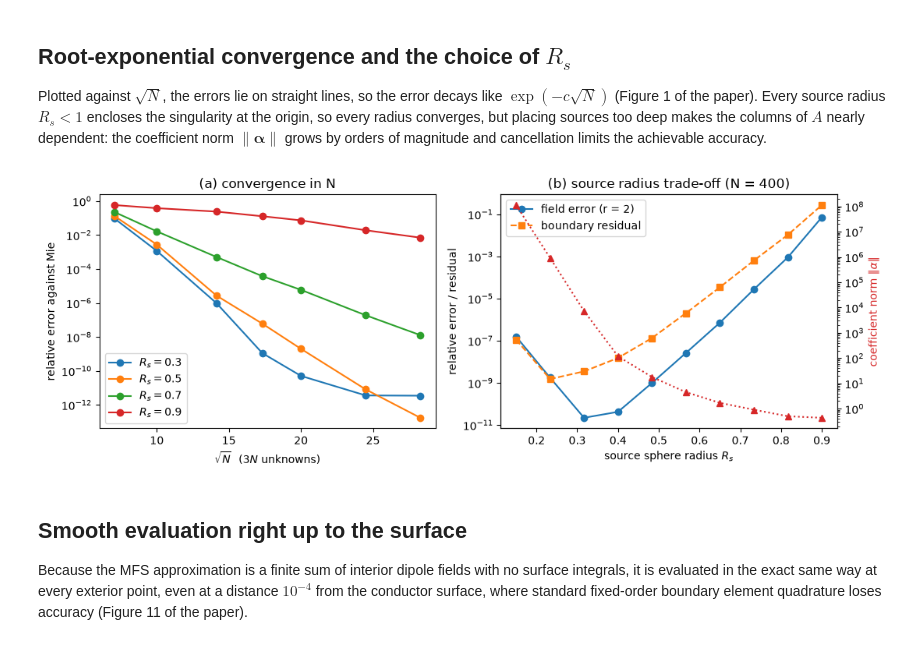
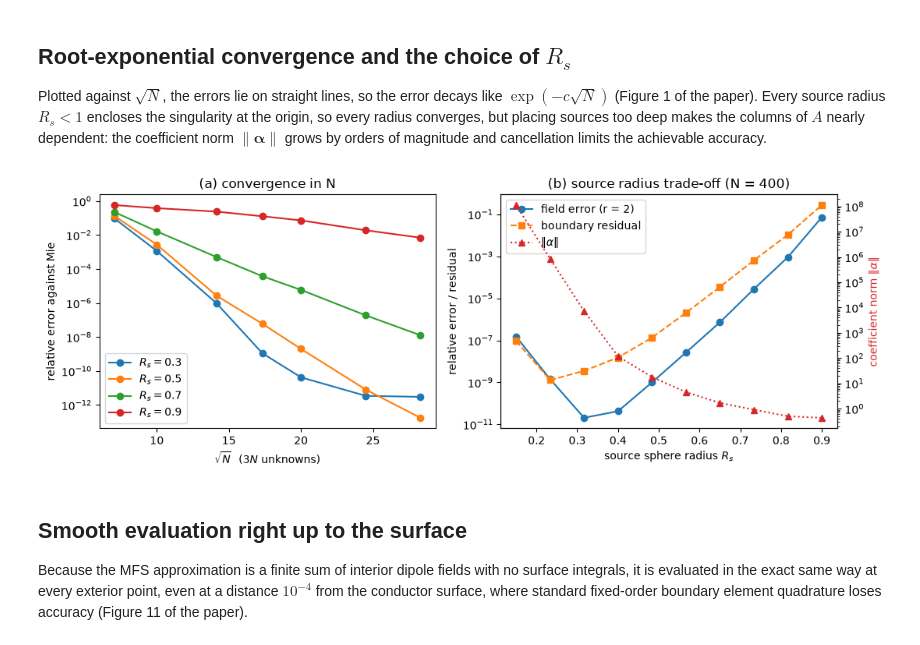
Before and after one commit to sap6/MFS, a Jupyter notebook: notebooks/1_sphere.ipynb, the cells around one changed output. Drawn from its saved outputs; the diff is of its cells as text; code cells hidden in the pictures.

```diff
--- a/notebooks/1_sphere.ipynb
+++ b/notebooks/1_sphere.ipynb
@@ -51,34 +51,35 @@ Plotted against $\sqrt{N}$, the errors lie on straight lines, so the error decay
 # %%
 Ns = [50, 100, 200, 300, 400, 600, 800]
 radii = np.linspace(0.15, 0.9, 10)
 xt = core.fibonacci(600)
 Tt = core.tangent_basis(xt)
 inc_t = -np.einsum("mab,mb->ma", Tt, core.plane_wave(xt, k, d, p))
 
 fig, (ax1, ax2) = plt.subplots(1, 2, figsize=(11, 4))
 for R_s in (0.3, 0.5, 0.7, 0.9):
     err = [core.rel(core.field(pts, *sphere.solve(n, k, R_s), k), E_mie) for n in Ns]
     ax1.semilogy(np.sqrt(Ns), err, "o-", label=f"$R_s = {R_s}$")
 ax1.set(xlabel=r"$\sqrt{N}$  ($3N$ unknowns)", ylabel="relative error against Mie", title="(a) convergence in N")
 ax1.legend()
 
 errs, resids, norms = [], [], []
 for R_s in radii:
     ys, al = sphere.solve(400, k, R_s)
     errs.append(core.rel(core.field(pts, ys, al, k), E_mie))
     resids.append(core.rel(np.einsum("mab,mb->ma", Tt, core.field(xt, ys, al, k)), inc_t))
     norms.append(np.linalg.norm(al))
 ax2.semilogy(radii, errs, "o-", label="field error (r = 2)")
 ax2.semilogy(radii, resids, "s--", label="boundary residual")
 ax2r = ax2.twinx()
 ax2r.semilogy(radii, norms, "^:", color="tab:red", label=r"$\|\alpha\|$")
 ax2.set(xlabel="source sphere radius $R_s$", ylabel="relative error / residual", title="(b) source radius trade-off (N = 400)")
 ax2r.set_ylabel(r"coefficient norm $\|\alpha\|$", color="tab:red")
-ax2.legend(loc="upper left")
+h1, l1 = ax2.get_legend_handles_labels(); h2, l2 = ax2r.get_legend_handles_labels()
+ax2.legend(h1 + h2, l1 + l2, loc="upper left")
 fig.tight_layout()
 plt.show()
 # %% [output]
-[figure, old version]
+[figure, new version]
 # %% [markdown]
 ## Smooth evaluation right up to the surface
 Because the MFS approximation is a finite sum of interior dipole fields with no surface integrals, it is evaluated in the exact same way at every exterior point, even at a distance $10^{-4}$ from the conductor surface, where standard fixed-order boundary element quadrature loses accuracy (Figure 11 of the paper).
```
Also changed, not shown: 18 other files.
